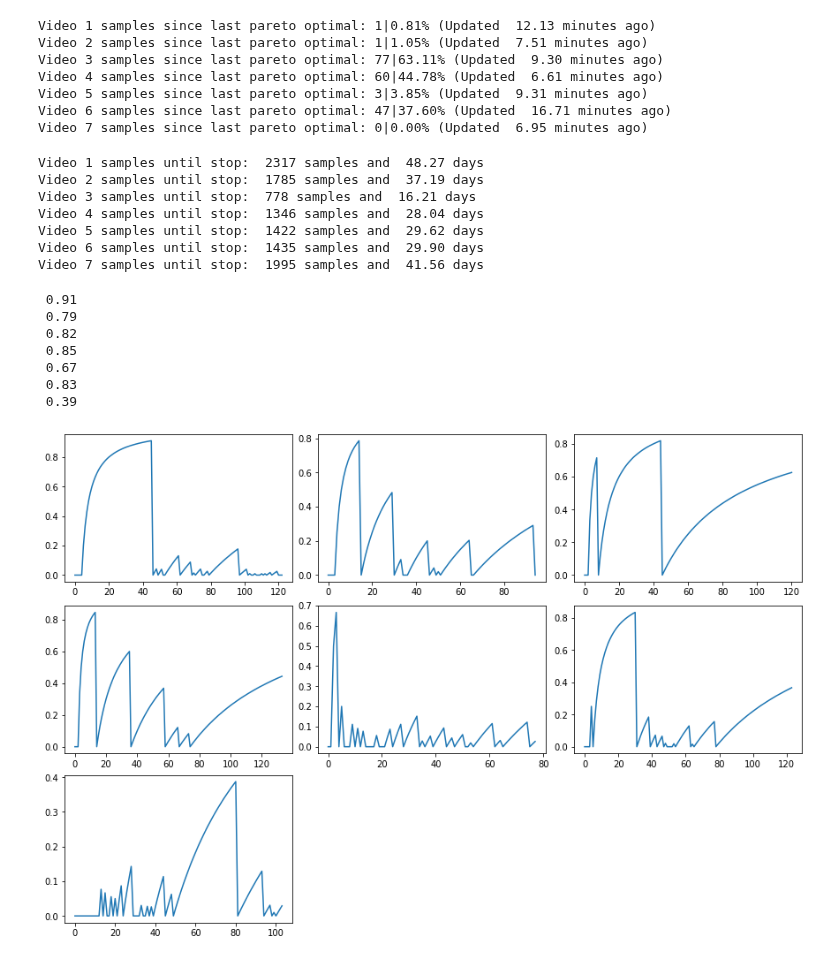
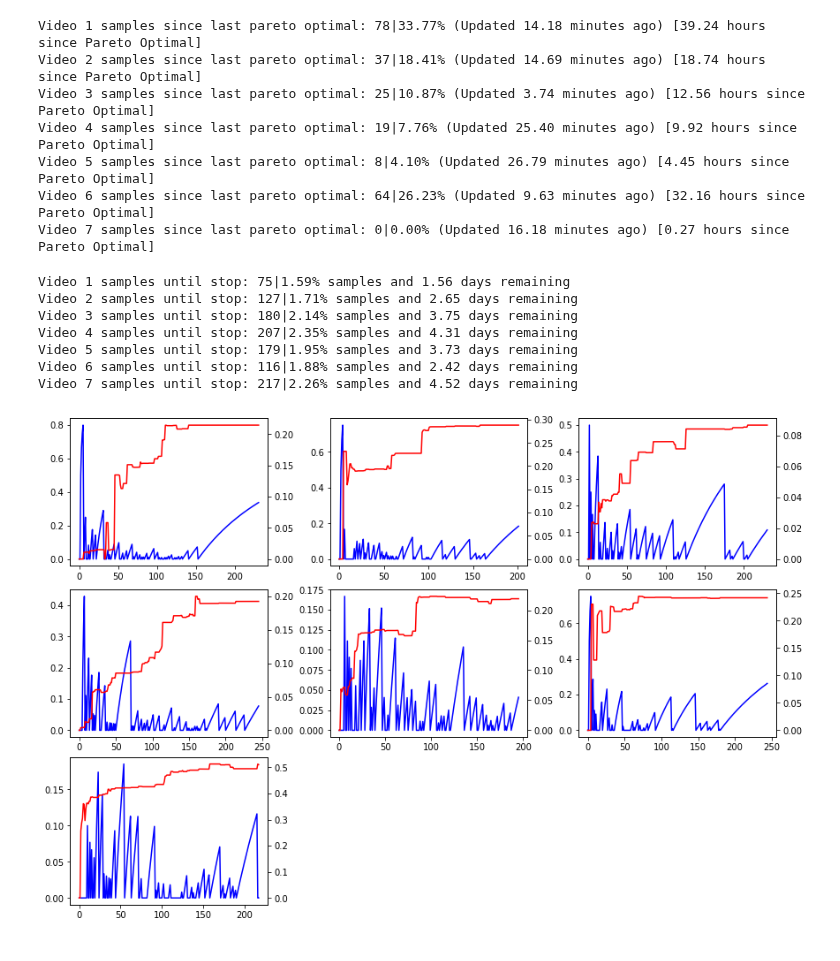
Before and after one commit to UCSD-E4E/baboons-on-the-move, a Jupyter notebook: area.ipynb, the cells around one changed output. Saved outputs shown, nothing was run; the diff lists cells and outputs as text; code cells hidden in the pictures.

```diff
--- a/area.ipynb
+++ b/area.ipynb
@@ -61,9 +62,9 @@ for idx, video_file in enumerate(VIDEO_FILES):
 
         area = np.trapz(ypredict[:, 1], x=ypredict[:, 0])
         areas1.append(area)
-        area += ypredict[0, 0] * ypredict[0, 1]
+        area = auc(ypredict[:, 0], ypredict[:, 1]) if ypredict[:, 0].shape[0] > 2 else 0
         areas2.append(area)
 
+    # axs[r, c].plot(areas2)
     axs[r, c].plot(areas1)
-    axs[r, c].plot(areas2)
 # %% [output]
@@ -106,22 +107,23 @@ for idx, video_file in enumerate(VIDEO_FILES):
 
     for j, i in enumerate(current_idx):
         if i in ypredict_idx:
-            print(f"Video {idx + 1} samples since last pareto optimal: {j}|{float(j) * 100.0 / float(len(current_idx)):.2f}% (Updated {(now - last_update).total_seconds() / 60: .2f} minutes ago)")
+            minutes_since_update = (now - last_update).total_seconds() / 60
+            print(f"Video {idx + 1} samples since last pareto optimal: {j}|{float(j) * 100.0 / float(len(current_idx)):.2f}% (Updated {minutes_since_update:.2f} minutes ago) [{(j * 30 + minutes_since_update) / 60:.2f} hours since Pareto Optimal]")
             break
 # %% [output]
-Video 1 samples since last pareto optimal: 1|0.81% (Updated  12.13 minutes ago)
-Video 2 samples since last pareto optimal: 1|1.05% (Updated  7.51 minutes ago)
-Video 3 samples since last pareto optimal: 77|63.11% (Updated  9.30 minutes ago)
-Video 4 samples since last pareto optimal: 60|44.78% (Updated  6.61 minutes ago)
-Video 5 samples since last pareto optimal: 3|3.85% (Updated  9.31 minutes ago)
-Video 6 samples since last pareto optimal: 47|37.60% (Updated  16.71 minutes ago)
-Video 7 samples since last pareto optimal: 0|0.00% (Updated  6.95 minutes ago)
+Video 1 samples since last pareto optimal: 78|33.77% (Updated 14.18 minutes ago) [39.24 hours since Pareto Optimal]
+Video 2 samples since last pareto optimal: 37|18.41% (Updated 14.69 minutes ago) [18.74 hours since Pareto Optimal]
+Video 3 samples since last pareto optimal: 25|10.87% (Updated 3.74 minutes ago) [12.56 hours since Pareto Optimal]
+Video 4 samples since last pareto optimal: 19|7.76% (Updated 25.40 minutes ago) [9.92 hours since Pareto Optimal]
+Video 5 samples since last pareto optimal: 8|4.10% (Updated 26.79 minutes ago) [4.45 hours since Pareto Optimal]
+Video 6 samples since last pareto optimal: 64|26.23% (Updated 9.63 minutes ago) [32.16 hours since Pareto Optimal]
+Video 7 samples since last pareto optimal: 0|0.00% (Updated 16.18 minutes ago) [0.27 hours since Pareto Optimal]
 # %%
 with open("./config_declaration.yml", "rb") as f:
     config_hash = hashlib.md5(f.read()).hexdigest()
 
 sherlock_ref = db.reference("sherlock")
-f = 0.95
+f = 0.5
 
 for idx, video_file in enumerate(VIDEO_FILES):
     r, c = get_row_col(idx)
@@ -138,59 +140,66 @@ for idx, video_file in enumerate(VIDEO_FILES):
 
     for j, i in enumerate(current_idx):
         if i in ypredict_idx:
-            print(f"Video {idx + 1} samples until stop: {(f * len(current_idx) - j) / (1 - f) : .0f} samples and {(f * len(current_idx) - j) * 30 / 60 / 24 / (1 - f) : .2f} days")
+            remaining_samples = (f * len(current_idx) - j) / (1 - f)
+            print(f"Video {idx + 1} samples until stop: {remaining_samples:.0f}|{(remaining_samples + len(current_idx)) * 100 / float(X.shape[0]):.2f}% samples and {remaining_samples * 30 / 60 / 24:.2f} days remaining")
             break
 # %% [output]
-Video 1 samples until stop:  2317 samples and  48.27 days
-Video 2 samples until stop:  1785 samples and  37.19 days
-Video 3 samples until stop:  778 samples and  16.21 days
-Video 4 samples until stop:  1346 samples and  28.04 days
-Video 5 samples until stop:  1422 samples and  29.62 days
-Video 6 samples until stop:  1435 samples and  29.90 days
-Video 7 samples until stop:  1995 samples and  41.56 days
+Video 1 samples until stop: 75|1.59% samples and 1.56 days remaining
+Video 2 samples until stop: 127|1.71% samples and 2.65 days remaining
+Video 3 samples until stop: 180|2.14% samples and 3.75 days remaining
+Video 4 samples until stop: 207|2.35% samples and 4.31 days remaining
+Video 5 samples until stop: 179|1.95% samples and 3.73 days remaining
+Video 6 samples until stop: 116|1.88% samples and 2.42 days remaining
+Video 7 samples until stop: 217|2.26% samples and 4.52 days remaining
 # %%
 with open("./config_declaration.yml", "rb") as f:
     config_hash = hashlib.md5(f.read()).hexdigest()
 
 sherlock_ref = db.reference("sherlock")
 
 fig, axs = plt.subplots(nrows=3, ncols=3, figsize=(12, 8), constrained_layout=True)
 fig.delaxes(axs[2][1])
 fig.delaxes(axs[2][2])
 for idx, video_file in enumerate(VIDEO_FILES):
     r, c = get_row_col(idx)
     X, y, current_idx, known_idx = get_design_space(video_file, enable_tracking, enable_persist)
 
     current_idx = np.array(current_idx)
 
     scores = [0]
+    areas = [0]
     for i in range(current_idx.shape[0]):
         partial_idx = current_idx[:(i+1)]
         partial_outputs = np.array(y[partial_idx, :])
 
         ypredict, ypredict_idx, _ = approximate_pareto(partial_outputs)
         ypredict_idx = partial_idx[ypredict_idx]
 
         partial_idx = list(partial_idx)
         partial_idx.reverse()
 
         for j, k in enumerate(partial_idx):
             if k in ypredict_idx:
                 score = float(j) / float(len(partial_idx))
                 scores.append(score)
                 break
 
-    axs[r, c].plot(scores)
-    print(f"{max(scores): .2f}")
+        partial_outputs_order = np.argsort(partial_outputs[:, 0])
+        partial_outputs = partial_outputs[partial_outputs_order, :]
+        partial_idx = np.array(partial_idx)
+
+        ypredict, ypredict_idx, _ = approximate_pareto(partial_outputs)
+        ypredict_idx = partial_idx[ypredict_idx]
+
+        area = np.trapz(ypredict[:, 1], x=ypredict[:, 0])
+        areas.append(area)
+
+    axs[r, c].plot(scores, color='blue')
+    ax = axs[r, c].twinx()
+    ax.plot(areas, color='red')
+    # print(f"{max(scores): .2f}|{scores[-1]: .2f}")
 # %% [output]
- 0.91
- 0.79
- 0.82
- 0.85
- 0.67
- 0.83
- 0.39
-[figure, old version]
+[figure, new version]
 # %%
 with open("./config_declaration.yml", "rb") as f:
     config_hash = hashlib.md5(f.read()).hexdigest()
```
Also changed, not shown: parts of 3 cells of this notebook, 1 other file.
